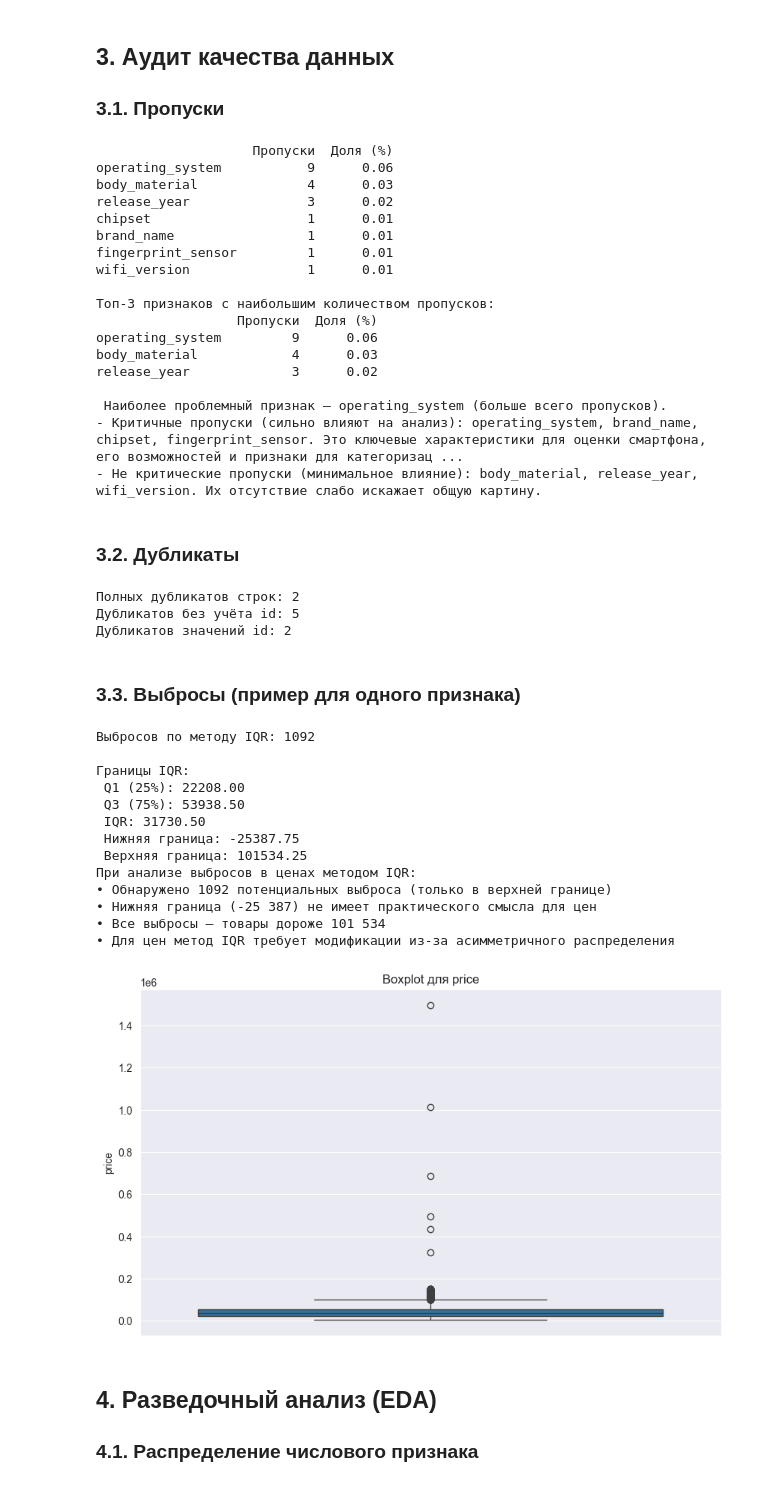
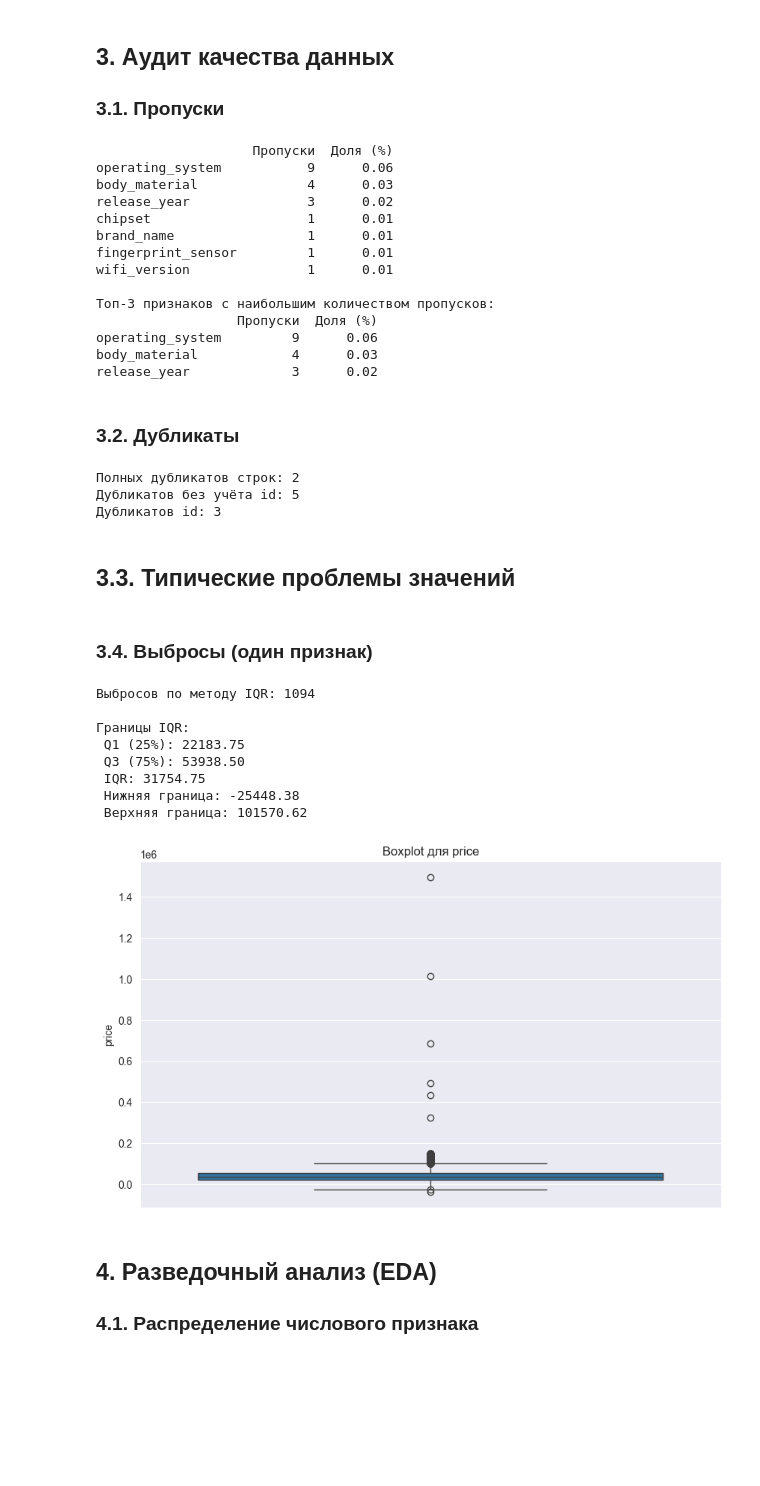
Before and after one commit to Eugene-13-13-13/DataAnalysis, a Jupyter notebook: notebooks/01_data_understanding.ipynb, the cells around one changed output. Cells and saved outputs as stored; diff of their text form; code cells hidden in the pictures; blank space fills up the shorter version.

```diff
--- a/notebooks/01_data_understanding.ipynb
+++ b/notebooks/01_data_understanding.ipynb
@@ -171,9 +113,9 @@ if len(missing) > 0:
 else:
     print("\nПропусков в данных не обнаружено.")
 
-print("""\n Наиболее проблемный признак — operating_system (больше всего пропусков).
-- Критичные пропуски (сильно влияют на анализ): operating_system, brand_name, chipset, fingerprint_sensor. Это ключевые характеристики для оценки смартфона, его возможностей и признаки для категоризации.
-- Не критические пропуски (минимальное влияние): body_material, release_year, wifi_version. Их отсутствие слабо искажает общую картину.""")
+# Наиболее проблемный признак — operating_system (больше всего пропусков).
+# - Критичные пропуски (сильно влияют на анализ): operating_system, brand_name, chipset, fingerprint_sensor. Это ключевые характеристики для оценки смартфона, его возможностей и признаки для категоризации.
+# - Не критические пропуски (минимальное влияние): body_material, release_year, wifi_version. Их отсутствие слабо искажает общую картину.
 # %% [output]
                     Пропуски  Доля (%)
 operating_system           9      0.06
@@ -189,10 +131,6 @@ wifi_version               1      0.01
 operating_system         9      0.06
 body_material            4      0.03
 release_year             3      0.02
-
- Наиболее проблемный признак — operating_system (больше всего пропусков).
-- Критичные пропуски (сильно влияют на анализ): operating_system, brand_name, chipset, fingerprint_sensor. Это ключевые характеристики для оценки смартфона, его возможностей и признаки для категоризац ...
-- Не критические пропуски (минимальное влияние): body_material, release_year, wifi_version. Их отсутствие слабо искажает общую картину.
 # %% [markdown]
 ### 3.2. Дубликаты
 # %%
@@ -206,10 +144,10 @@ if 'id' in df.columns:
     print(f'Дубликатов без учёта id: {duplicates_without_id}')
 
     id_duplicates = df['id'].duplicated().sum()
-    print(f'Дубликатов значений id: {id_duplicates}')
+    print(f'Дубликатов id: {id_duplicates}')
 # %% [output]
 Полных дубликатов строк: 2
 Дубликатов без учёта id: 5
-Дубликатов значений id: 2
+Дубликатов id: 3
-# %% [markdown]
-### 3.3. Выбросы (пример для одного признака)
+# %% [markdown]
+## 3.3. Типические проблемы значений
@@ -216,51 +250,44 @@ if 'id' in df.columns:
+# %% [markdown]
+### 3.4. Выбросы (один признак)
 # %%
-###!!!!!!!!!!!!!!!!!!!!Типические проблемы значений??????????????????
-
-# Замените 'your_numeric_column' на реальное название столбца
 column = 'price'
-Q1 = df[column].quantile(0.25)
-Q3 = df[column].quantile(0.75)
-IQR = Q3 - Q1
+Q1 = df[column].quantile(0.25) # 25% квартиль
+Q3 = df[column].quantile(0.75) # 75% квартиль
+IQR = Q3 - Q1 # Межквартильный размах
 
 lower_bound = Q1 - 1.5 * IQR
 upper_bound = Q3 + 1.5 * IQR
 
-outliers = df[(df[column] < lower_bound) | (df[column] > upper_bound)]
+outliers = df[(df[column] < lower_bound) | (df[column] > upper_bound)] # Строки с выбросами
 print(f'Выбросов по методу IQR: {len(outliers)}')
 
 print(f"\nГраницы IQR:")
 print(f" Q1 (25%): {Q1:.2f}")
 print(f" Q3 (75%): {Q3:.2f}")
 print(f" IQR: {IQR:.2f}")
 print(f" Нижняя граница: {lower_bound:.2f}")
 print(f" Верхняя граница: {upper_bound:.2f}")
 
-print("""При анализе выбросов в ценах методом IQR:
-• Обнаружено 1092 потенциальных выброса (только в верхней границе)
-• Нижняя граница (-25 387) не имеет практического смысла для цен
-• Все выбросы — товары дороже 101 534
-• Для цен метод IQR требует модификации из-за асимметричного распределения""") #?????????????????????????????????????
+# При анализе выбросов в ценах методом IQR:
+# - Обнаружено 1094 потенциальных выброса (только в верхней границе)
+# - Нижняя граница (-25 387) не имеет практического смысла для цен
+# - Все выбросы - товары дороже 101 534
 
 # Визуализация
 plt.figure(figsize=(10, 6))
 sns.boxplot(data=df, y=column)
 plt.title(f'Boxplot для {column}')
 plt.show()
 # %% [output]
-Выбросов по методу IQR: 1092
+Выбросов по методу IQR: 1094
 
 Границы IQR:
- Q1 (25%): 22208.00
+ Q1 (25%): 22183.75
  Q3 (75%): 53938.50
- IQR: 31730.50
- Нижняя граница: -25387.75
- Верхняя граница: 101534.25
-При анализе выбросов в ценах методом IQR:
-• Обнаружено 1092 потенциальных выброса (только в верхней границе)
-• Нижняя граница (-25 387) не имеет практического смысла для цен
-• Все выбросы — товары дороже 101 534
-• Для цен метод IQR требует модификации из-за асимметричного распределения
+ IQR: 31754.75
+ Нижняя граница: -25448.38
+ Верхняя граница: 101570.62
-[figure, old version]
+[figure, new version]
 # %% [markdown]
 ## 4. Разведочный анализ (EDA)
 
```
Also changed, not shown: parts of 6 cells of this notebook, 2 other files.
